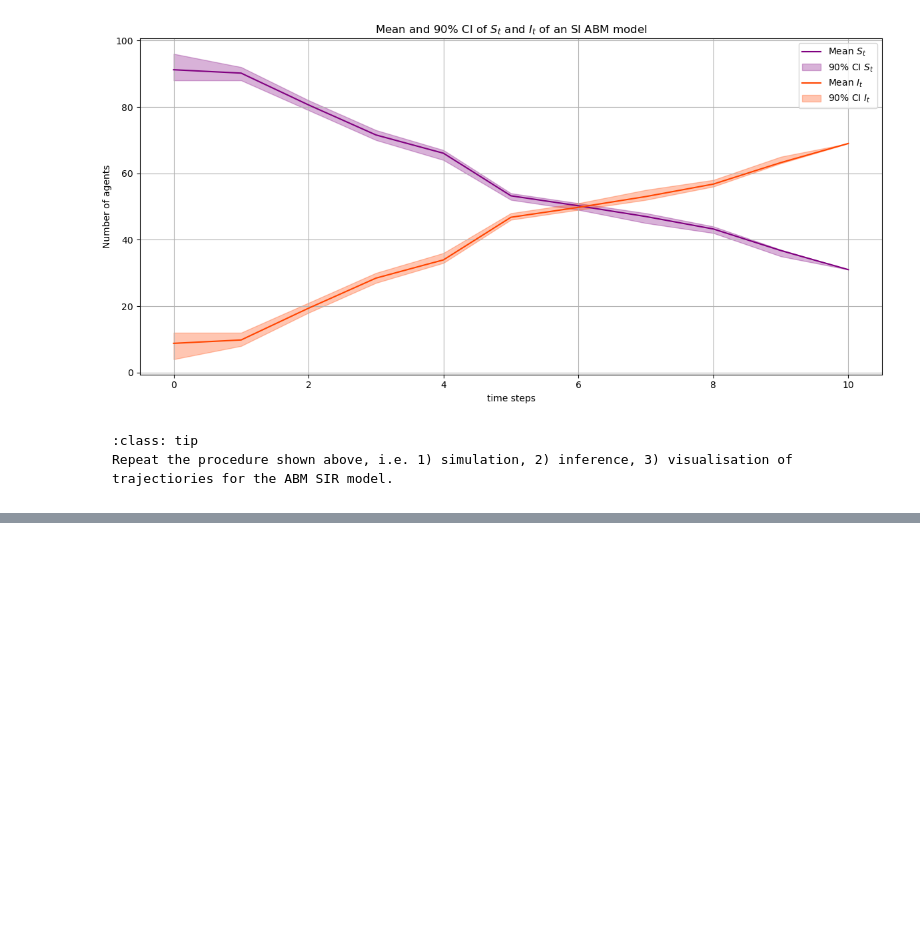
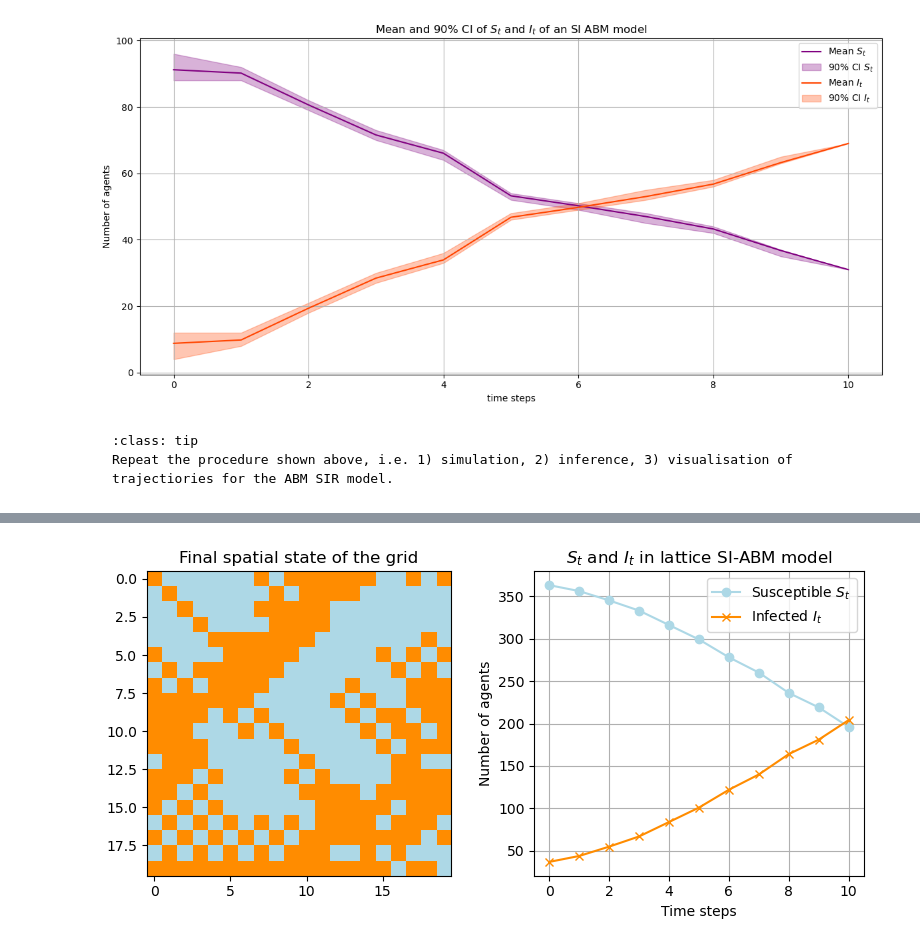
Before and after one commit to elizavetasemenova/prob-epi, a Jupyter notebook: 24_ABMs.ipynb, the cells around one changed output, grey strips where cells are left out. Drawn from its saved outputs; the diff is of its cells as text; code cells hidden in the pictures; blank space fills up the shorter version.

Commit message:
add SI-ABM on lattice

```diff
--- a/24_ABMs.ipynb
+++ b/24_ABMs.ipynb
@@ -165,0 +225,27 @@ Repeat the procedure shown above, i.e. 1) simulation, 2) inference, 3) visualisa
+# %%
+colors = ["darkorange", "lightblue"]
+
+fig, axes = plt.subplots(1, 2, figsize=(8, 4))
+
+# final spatial state
+cmap = ListedColormap(colors)
+im = axes[0].imshow(final_states, cmap=cmap, interpolation="nearest")
+axes[0].set_title("Final spatial state of the grid")
+#axes[0].set_xlabel("x")
+#axes[0].set_ylabel("y")
+
+
+# S_t and I_t over time
+axes[1].plot(range(num_steps + 1), S_counts, label="Susceptible $S_t$", marker='o', color=colors[1])
+axes[1].plot(range(num_steps + 1), I_counts, label="Infected $I_t$", marker='x', color=colors[0])
+axes[1].set_xlabel("time steps")
+axes[1].set_ylabel("number of agents")
+axes[1].set_title("$S_t$ and $I_t$ in lattice SI-ABM model")
+axes[1].legend()
+axes[1].grid(True)
+
+# Adjust layout
+plt.tight_layout()
+plt.show()
+# %% [output]
+[figure, added]
```
Also changed, not shown: parts of 5 cells of this notebook.
